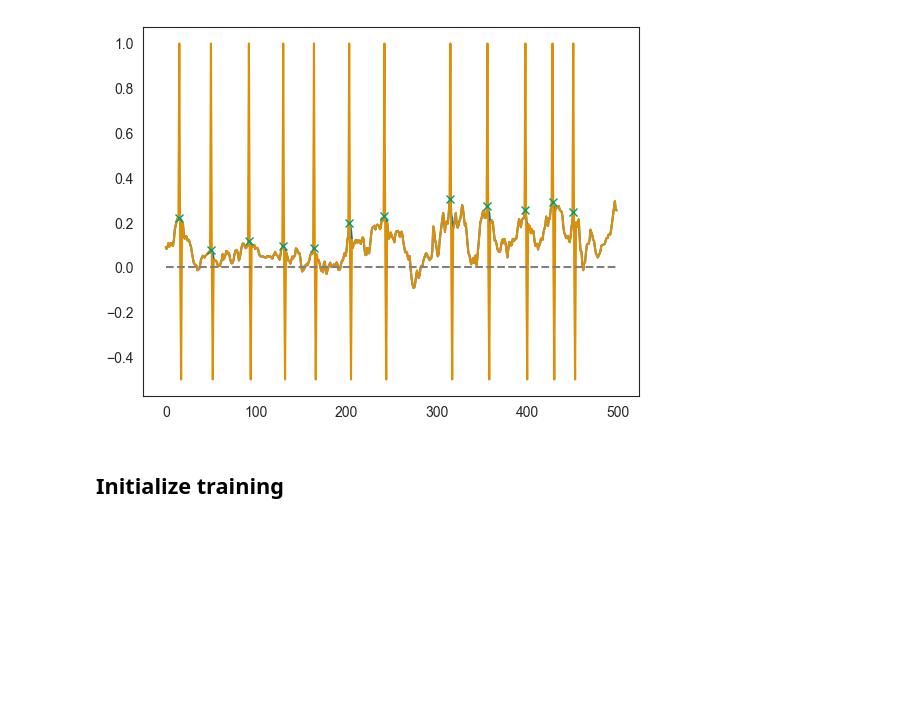
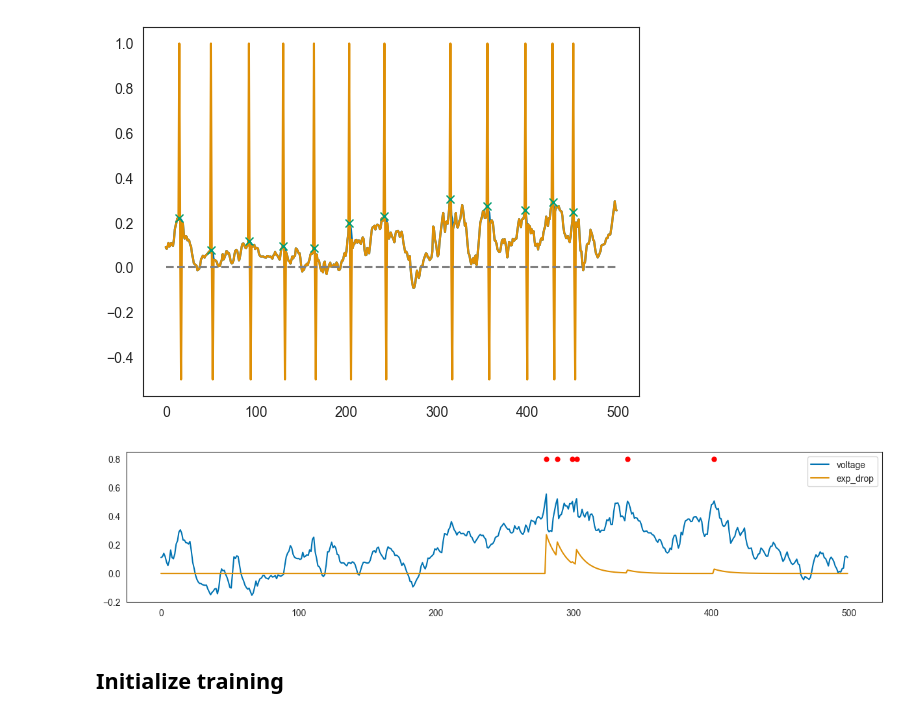
Before and after one commit to Baskin-LIU/elmneuron, a Jupyter notebook: notebooks/self_fit.ipynb, the cells around one changed output. Saved outputs shown, nothing was run; the diff lists cells and outputs as text; code cells hidden in the pictures; blank space fills up the shorter version.

```diff
--- a/notebooks/self_fit.ipynb
+++ b/notebooks/self_fit.ipynb
@@ -458,6 +434,38 @@ visualize_LIF_batch(X_viz, y_spike_viz, y_soma_viz, spikes/2, LIF, num_viz=8)
 target = extract_spikes(outputs, visualize=True)
 # %% [output]
 [figure]
+# %%
+def relu(x, threshold):
+    return (x-threshold)*(x>threshold)
+
+def expdecay_spikes(outputs):
+    out = outputs.cpu().detach().numpy().squeeze(-1)
+    exp_drop = np.zeros(out.shape)
+    v = np.zeros(out.shape)
+    s = np.zeros(out.shape)
+    threshold = 0.5
+    decay = 0.9
+    for t in range(out.shape[1]):
+        v[:, t] = out[:, t] - exp_drop[:, t-1]
+        s[:, t] = relu(v[:, t], threshold)
+        exp_drop[:, t] = decay * exp_drop[:, t-1] + 5*s[:, t]
+
+
+
+    return v, s, exp_drop
+# %%
+v, s, exp_drop = expdecay_spikes(outputs)
+# %%
+fig = plt.figure(figsize = (15, 3))
+index = 5
+plt.plot(v[index], label = "voltage")
+plt.plot(exp_drop[index], label = "exp_drop")
+#plt.plot(0.5*(s[index]>0), label = "spikes")
+plt.plot(np.nonzero(s[index]), 0.8, 'ro', markersize=5)
+plt.legend()
+plt.show()
+# %% [output]
+[figure, added]
 # %% [markdown]
 ## Initialize training
 # %%
```
Also changed, not shown: parts of 3 cells of this notebook, 3 other files.
